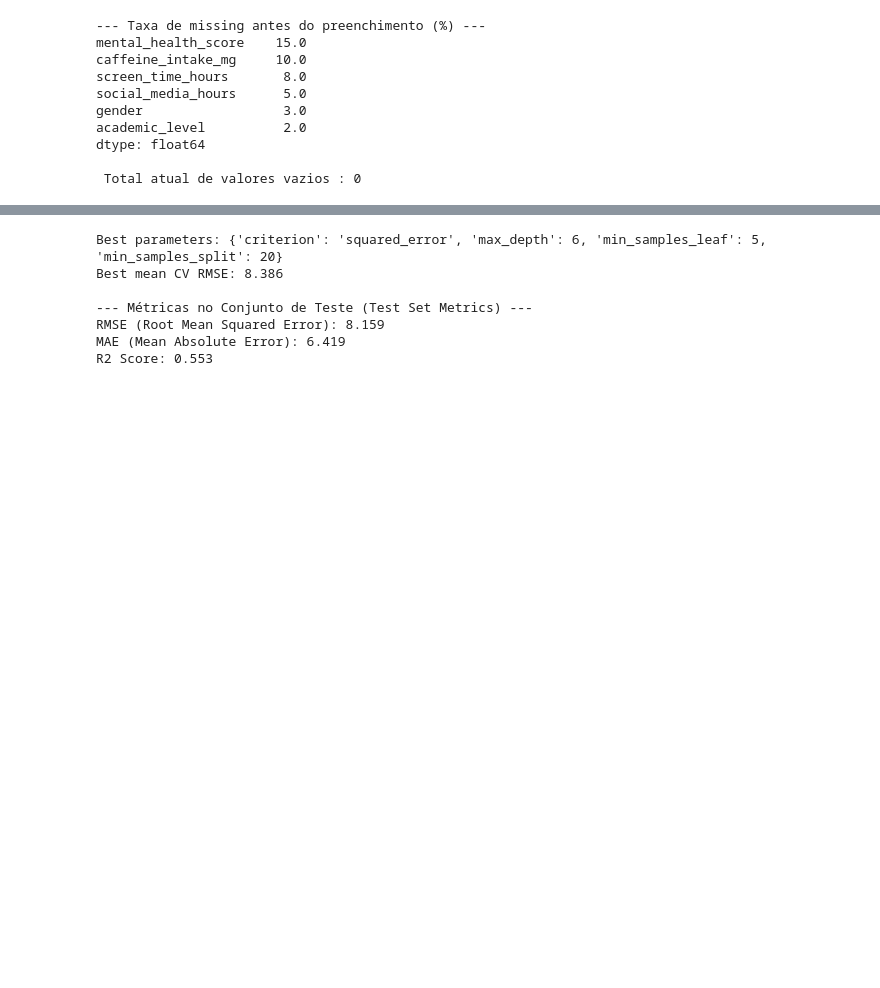
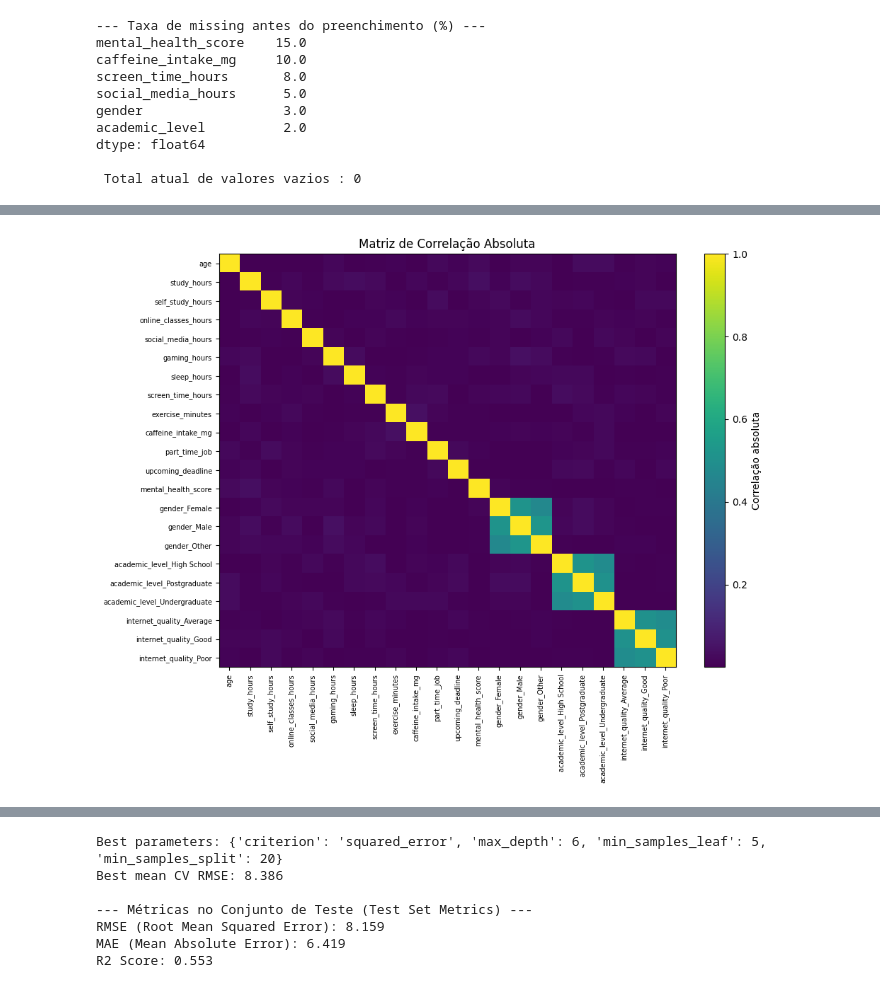
Before and after one commit to OJsan-ForReal/FAA-G22, a Jupyter notebook: projeto_G22_Regressao.ipynb, the cells around one changed output, grey strips where cells are left out. Saved outputs shown, nothing was run; the diff lists cells and outputs as text; code cells hidden in the pictures; blank space fills up the shorter version.

```diff
--- a/projeto_G22_Regressao.ipynb
+++ b/projeto_G22_Regressao.ipynb
@@ -130,0 +134,92 @@ dtype: float64
+# %%
+import numpy as np
+import matplotlib.pyplot as plt
+from sklearn.feature_selection import VarianceThreshold, mutual_info_regression, SequentialFeatureSelector
+from sklearn.linear_model import LinearRegression
+from sklearn.decomposition import PCA
+from sklearn.preprocessing import StandardScaler
+
+# Escalar para SFS e PCA
+scaler_pre = StandardScaler()
+X_learn_scaled = scaler_pre.fit_transform(X_learning)
+X_test_scaled  = scaler_pre.transform(X_test)
+
+# ── Técnica A: Variance Threshold ──────────────────────────────────────
+var_sel = VarianceThreshold(threshold=0.01)
+X_learn_var = pd.DataFrame(
+    var_sel.fit_transform(X_learning),
+    columns=X_learning.columns[var_sel.get_support()]
+)
+X_test_var = pd.DataFrame(
+    var_sel.transform(X_test),
+    columns=X_learning.columns[var_sel.get_support()]
+)
+print(f"Técnica A - Variance Threshold: {X_learning.shape[1]} → {X_learn_var.shape[1]} features")
+
+# ── Técnica B: Correlation Filter ──────────────────────────────────────
+corr_matrix = X_learning.corr().abs()
+upper = corr_matrix.where(np.triu(np.ones(corr_matrix.shape), k=1).astype(bool))
+to_drop_corr = [c for c in upper.columns if any(upper[c] > 0.9)]
+X_learn_corr = X_learning.drop(columns=to_drop_corr)
+X_test_corr  = X_test.drop(columns=to_drop_corr)
+print(f"Técnica B - Correlation Filter: {X_learning.shape[1]} → {X_learn_corr.shape[1]} features")
+print(f"  Removidas: {to_drop_corr}")
+
+plt.figure(figsize=(10, 8))
+plt.imshow(corr_matrix, cmap="viridis", aspect="auto")
+plt.colorbar(label="Correlação absoluta")
+plt.title("Matriz de Correlação Absoluta")
+plt.xticks(range(len(X_learning.columns)), X_learning.columns, rotation=90, fontsize=7)
+plt.yticks(range(len(X_learning.columns)), X_learning.columns, fontsize=7)
+plt.tight_layout()
+plt.show()
+
+# ── Técnica C: Mutual Information ──────────────────────────────────────
+mi_scores = mutual_info_regression(X_learning, y_learning, random_state=7)
+mi_series = pd.Series(mi_scores, index=X_learning.columns).sort_values(ascending=False)
+top_mi = mi_series.head(10).index
+X_learn_mi = X_learning[top_mi]
+X_test_mi  = X_test[top_mi]
+print(f"\nTécnica C - Mutual Information (top 10): {top_mi.tolist()}")
+
+mi_series.sort_values().plot(kind="barh", figsize=(8, 6))
+plt.title("Mutual Information Scores (Regressão)")
+plt.xlabel("Score")
+plt.tight_layout()
+plt.show()
+
+# ── Técnica D: Sequential Feature Selection ─────────────────────────────
+sfs = SequentialFeatureSelector(
+    LinearRegression(),
+    n_features_to_select=8,
+    direction="forward",
+    scoring="neg_root_mean_squared_error",
+    cv=3,
+    n_jobs=-1
+)
+sfs.fit(X_learn_scaled, y_learning)
+sfs_cols = X_learning.columns[sfs.get_support()]
+X_learn_sfs = X_learning[sfs_cols]
+X_test_sfs  = X_test[sfs_cols]
+print(f"\nTécnica D - SFS (8 features): {sfs_cols.tolist()}")
+
+# ── Técnica E: PCA ──────────────────────────────────────────────────────
+pca_full = PCA().fit(X_learn_scaled)
+cumvar = np.cumsum(pca_full.explained_variance_ratio_)
+n_components = int(np.argmax(cumvar >= 0.95)) + 1
+print(f"\nTécnica E - PCA: {n_components} componentes explicam ≥95% da variância")
+
+pca = PCA(n_components=n_components)
+X_learn_pca = pca.fit_transform(X_learn_scaled)
+X_test_pca  = pca.transform(X_test_scaled)
+
+plt.figure(figsize=(7, 4))
+plt.plot(range(1, len(cumvar)+1), cumvar, marker="o")
+plt.axhline(0.95, linestyle="--", label="95% variância")
+plt.xlabel("Nº de componentes")
+plt.ylabel("Variância explicada acumulada")
+plt.title("PCA - Variância Explicada Acumulada")
+plt.legend()
+plt.tight_layout()
+plt.show()
+# %% [output]
@@ -130,0 +229 @@ dtype: float64
+[figure, added]
```
Also changed, not shown: parts of 44 cells of this notebook, 2 other files.
